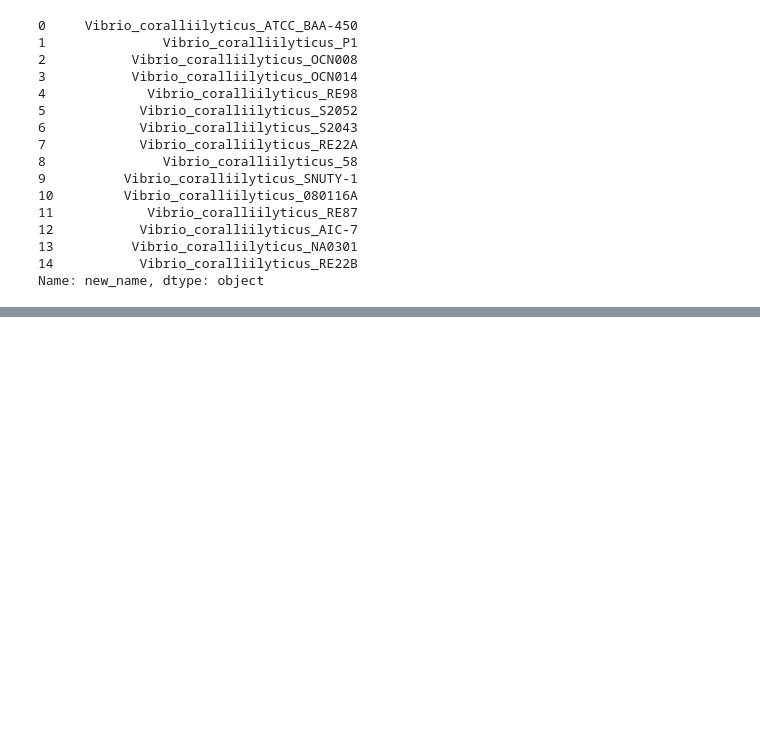
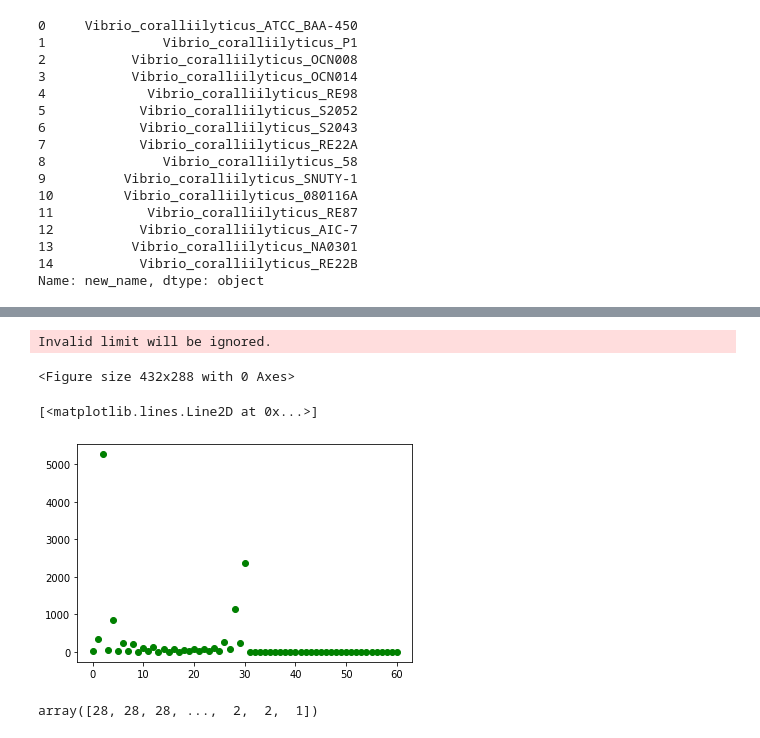
Before and after one commit to vinisalazar/complex_networks, a Jupyter notebook: pgl_draft.ipynb, the cells around one changed output, grey strips where cells are left out. Drawn from its saved outputs; the diff is of its cells as text; code cells hidden in the pictures; blank space fills up the shorter version.

```diff
--- a/pgl_draft.ipynb
+++ b/pgl_draft.ipynb
@@ -105,0 +203,11 @@ g = nx.read_gexf("vibrio_c_default/pangenomeGraph_light.gexf")
+# %%
+def grep(term, file):
+    with open(file) as f:
+        r = f.readlines()
+        if term in r:
+            print(term)
+# %%
+df["prokka_ffn"] = df["prokka_gff"].str.replace(".gff", ".ffn")
+# %%
+for i in df["prokka_ffn"]:
+    grep("AHGDBNMD_04225", i)
@@ -105,0 +267,19 @@ g = nx.read_gexf("vibrio_c_default/pangenomeGraph_light.gexf")
+# %%
+M = nx.to_scipy_sparse_matrix(g)
+indegrees = np.array([int(i) for i in M.sum(0).A[0]])
+outdegrees = np.array([int(i) for i in M.sum(1).T.A[0]])
+indegree_distribution = np.bincount(indegrees)
+outdegree_distribution = np.bincount(outdegrees)
+plot(indegree_distribution, "Vibrio c", "distributions")
+# %% [output]
+Invalid limit will be ignored.
+<Figure size 432x288 with 0 Axes>
+# %%
+plt.plot(range(len(indegree_distribution)),indegree_distribution,'go')
+# %% [output]
+[<matplotlib.lines.Line2D at 0x...>]
+[figure, added]
+# %%
+np.array([int(i) for i in indegrees])
+# %% [output]
+array([28, 28, 28, ...,  2,  2,  1])
```
Also changed, not shown: parts of 48 cells of this notebook, 1 other file.
